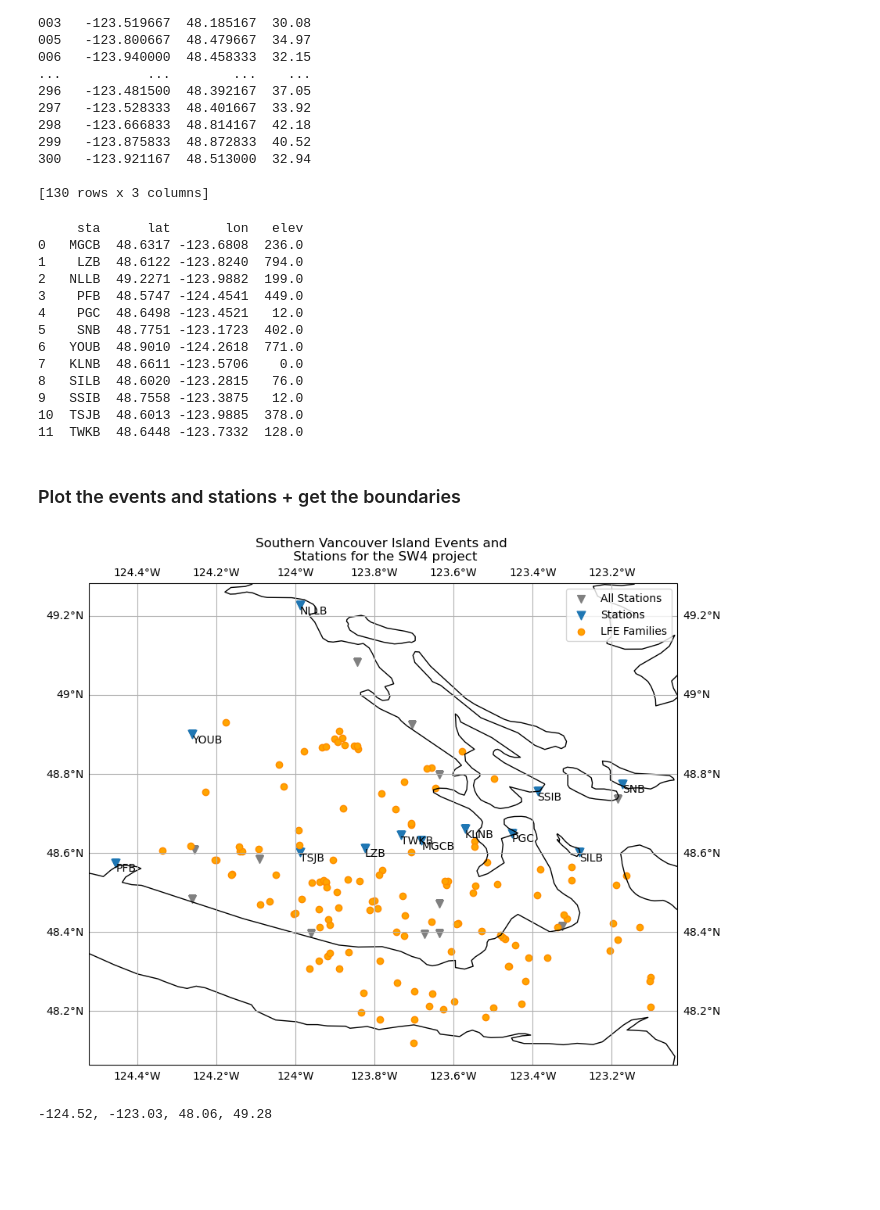
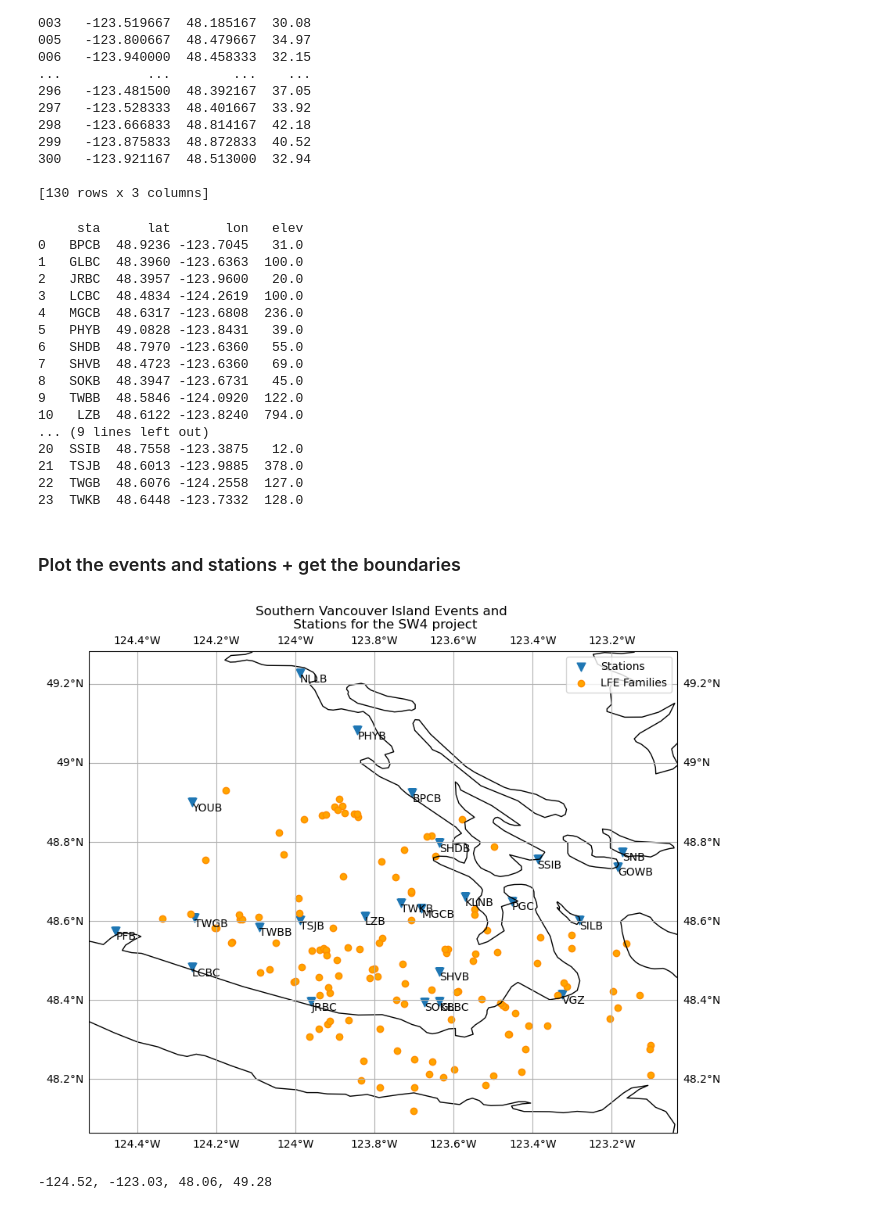
Before and after one commit to papinlois/sw4, a Jupyter notebook: project/NonLinLoc/VelModel_NLLoc.ipynb, the cells around one changed output. Cells and saved outputs as stored; diff of their text form; code cells hidden in the pictures; blank space fills up the shorter version.

```diff
--- a/project/NonLinLoc/VelModel_NLLoc.ipynb
+++ b/project/NonLinLoc/VelModel_NLLoc.ipynb
@@ -89,43 +89,47 @@ Index
 # Get the stations locations
 stas=pd.read_csv('stations.csv', usecols=[1, 2, 3, 4],
                     names=['sta', 'lat', 'lon', 'elev'], header=0, delimiter='|')
-stas_full=stas
+#stas_full=stas
 # Matching the stations with the one used in the picker
-stations_to_keep = {'SSIB', 'SILB', 'TSJB', 'TWKB', 'KLNB', 'LZB', 'PGC', 'PFB', 'MGCB', 'NLLB', 'SNB', 'YOUB'}
-stas = stas[stas['sta'].isin(stations_to_keep)].reset_index(drop=True)
+#stations_to_keep = {'SSIB', 'SILB', 'TSJB', 'TWKB', 'KLNB', 'LZB', 'PGC', 'PFB', 'MGCB', 'NLLB', 'SNB', 'YOUB'}
+#stas = stas[stas['sta'].isin(stations_to_keep)].reset_index(drop=True)
 print(stas)
 # %% [output]
      sta      lat       lon   elev
-0   MGCB  48.6317 -123.6808  236.0
-1    LZB  48.6122 -123.8240  794.0
-2   NLLB  49.2271 -123.9882  199.0
-3    PFB  48.5747 -124.4541  449.0
-4    PGC  48.6498 -123.4521   12.0
-5    SNB  48.7751 -123.1723  402.0
-6   YOUB  48.9010 -124.2618  771.0
-7   KLNB  48.6611 -123.5706    0.0
-8   SILB  48.6020 -123.2815   76.0
-9   SSIB  48.7558 -123.3875   12.0
-10  TSJB  48.6013 -123.9885  378.0
-11  TWKB  48.6448 -123.7332  128.0
+0   BPCB  48.9236 -123.7045   31.0
+1   GLBC  48.3960 -123.6363  100.0
+2   JRBC  48.3957 -123.9600   20.0
+3   LCBC  48.4834 -124.2619  100.0
+4   MGCB  48.6317 -123.6808  236.0
+5   PHYB  49.0828 -123.8431   39.0
+6   SHDB  48.7970 -123.6360   55.0
+7   SHVB  48.4723 -123.6360   69.0
+8   SOKB  48.3947 -123.6731   45.0
+9   TWBB  48.5846 -124.0920  122.0
+10   LZB  48.6122 -123.8240  794.0
+... (9 lines left out)
+20  SSIB  48.7558 -123.3875   12.0
+21  TSJB  48.6013 -123.9885  378.0
+22  TWGB  48.6076 -124.2558  127.0
+23  TWKB  48.6448 -123.7332  128.0
 # %% [markdown]
 ### Plot the events and stations + get the boundaries
 # %%
 # Plotting the families and the stations
 fig = plt.figure(figsize=(10, 8))
 ax = plt.axes(projection=ccrs.PlateCarree())
-plt.scatter(stas_full['lon'], stas_full['lat'], marker='v', color='grey', s=50,label='All Stations')
+#plt.scatter(stas_full['lon'], stas_full['lat'], marker='v', color='grey', s=50,label='All Stations')
 plt.scatter(stas['lon'],stas['lat'],marker='v',s=60,label='Stations')
 [plt.text(i, j, f'{name}', va='top', ha='left') for (i, j, name) in zip(stas['lon'], stas['lat'], stas['sta'])]
 plt.scatter(eventLocs['lon'], eventLocs['lat'], marker='o', edgecolors='darkorange', facecolors='orange', label='LFE Families')
 ax.legend()
 ax.coastlines()
 gl = ax.gridlines(draw_labels=True)
 plt.title('Southern Vancouver Island Events and \n Stations for the SW4 project')
 plt.savefig(base_dir + 'map_evsta_SVI.png', dpi=300)
 plt.show()
 # %% [output]
-[figure, old version]
+[figure, new version]
 # %%
 # Gets the limits of the rectangle that encompasses all of our points plus a little buffer
 Plotlims=ax.get_extent()
```
Also changed, not shown: parts of 1 cell of this notebook.
